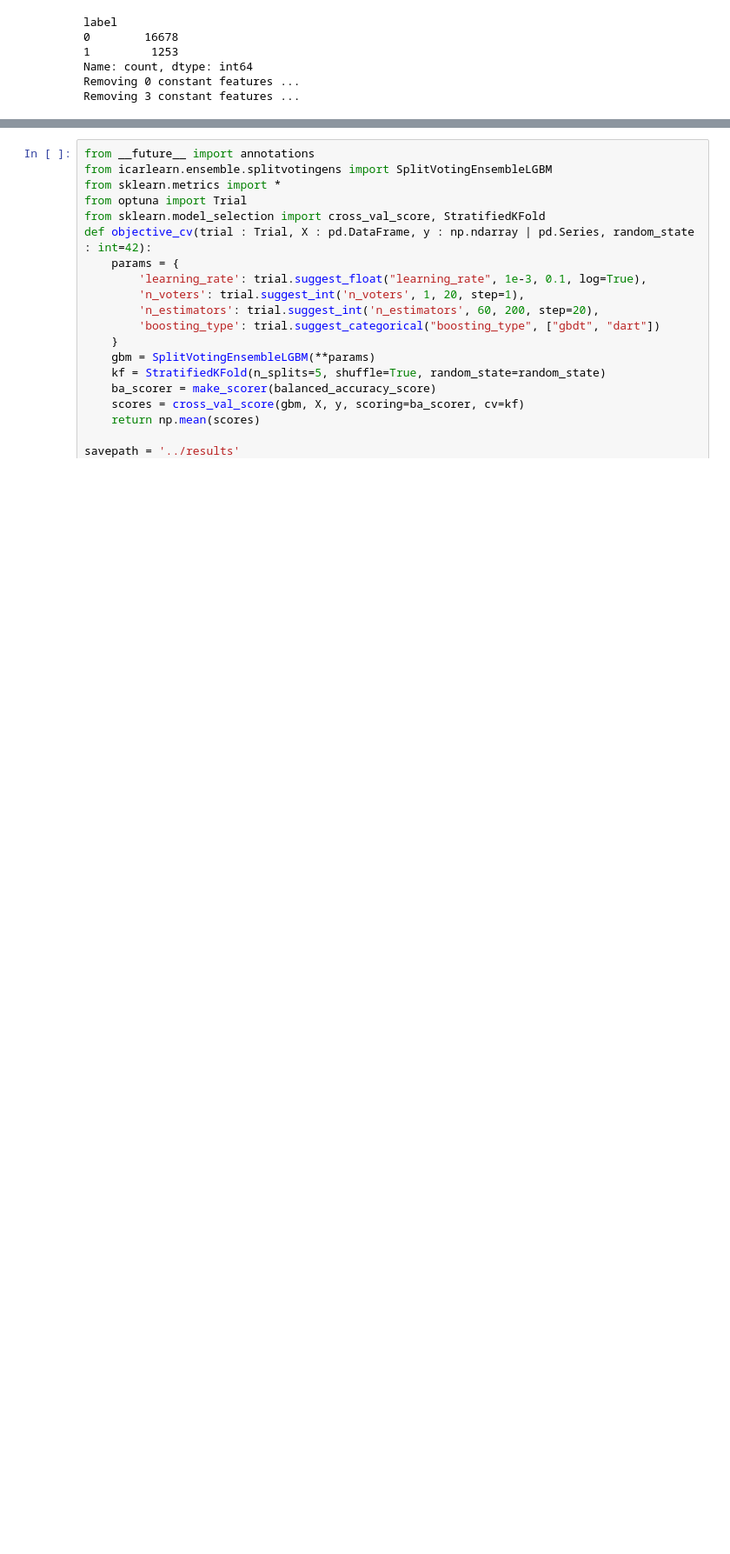
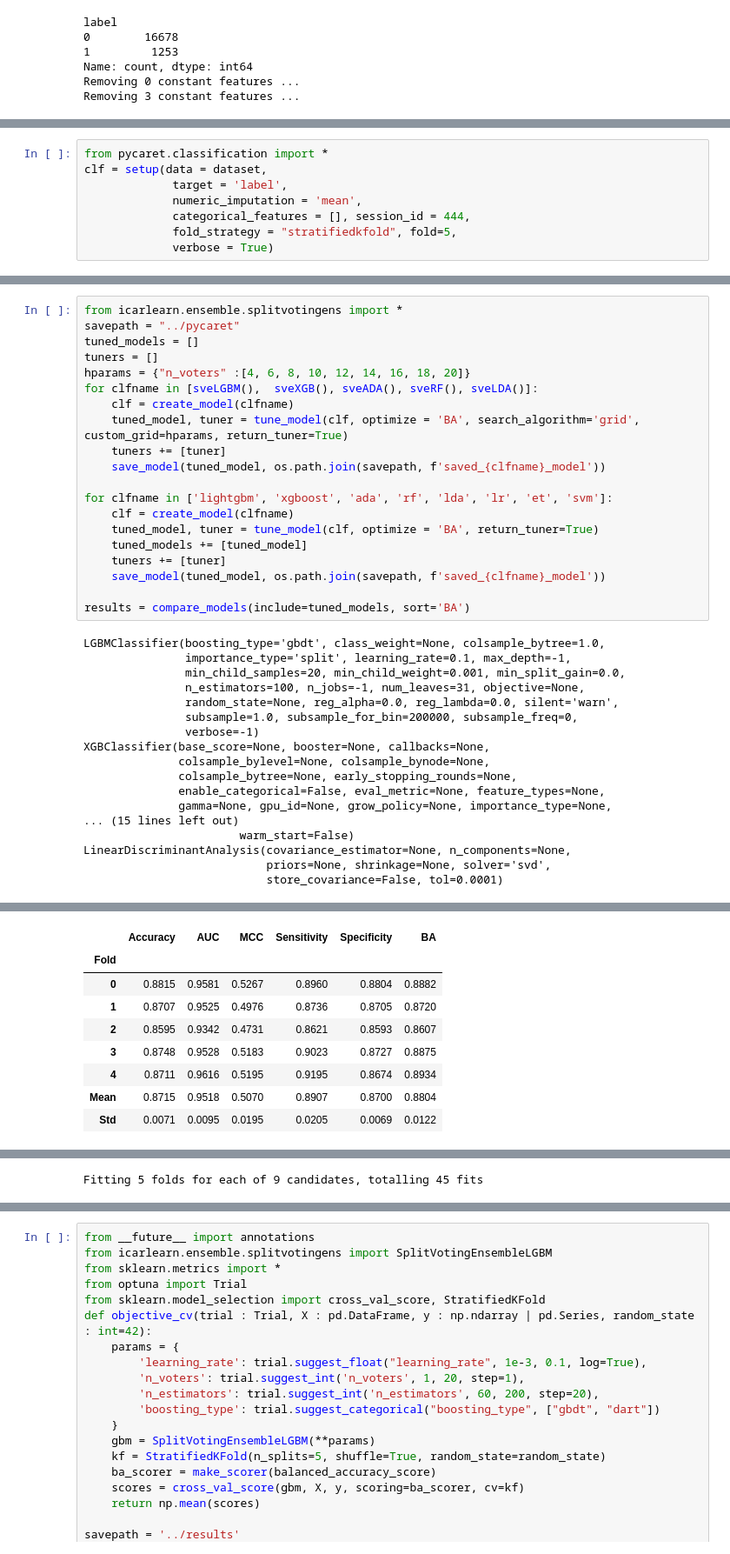
Before and after one commit to giordamaug/HELP, a Jupyter notebook: notebooks/tuning.ipynb, the cells around one changed output, grey strips where cells are left out. Shown at 87% size. Cells and saved outputs as stored; diff of their text form; blank space fills up the shorter version.

```diff
--- a/notebooks/tuning.ipynb
+++ b/notebooks/tuning.ipynb
@@ -54,0 +59,8 @@ Removing 3 constant features ...
+# %%
+from pycaret.classification import *
+clf = setup(data = dataset,
+             target = 'label',
+             numeric_imputation = 'mean',
+             categorical_features = [], session_id = 444,
+             fold_strategy = "stratifiedkfold", fold=5,
+             verbose = True)
@@ -54,0 +107,38 @@ Removing 3 constant features ...
+# %%
+from icarlearn.ensemble.splitvotingens import *
+savepath = "../pycaret"
+tuned_models = []
+tuners = []
+hparams = {"n_voters" :[4, 6, 8, 10, 12, 14, 16, 18, 20]}
+for clfname in [sveLGBM(),  sveXGB(), sveADA(), sveRF(), sveLDA()]:
+    clf = create_model(clfname)
+    tuned_model, tuner = tune_model(clf, optimize = 'BA', search_algorithm='grid', custom_grid=hparams, return_tuner=True)
+    tuners += [tuner]
+    save_model(tuned_model, os.path.join(savepath, f'saved_{clfname}_model'))
+
+for clfname in ['lightgbm', 'xgboost', 'ada', 'rf', 'lda', 'lr', 'et', 'svm']:
+    clf = create_model(clfname)
+    tuned_model, tuner = tune_model(clf, optimize = 'BA', return_tuner=True)
+    tuned_models += [tuned_model]
+    tuners += [tuner]
+    save_model(tuned_model, os.path.join(savepath, f'saved_{clfname}_model'))
+
+results = compare_models(include=tuned_models, sort='BA')
+# %% [output]
+LGBMClassifier(boosting_type='gbdt', class_weight=None, colsample_bytree=1.0,
+               importance_type='split', learning_rate=0.1, max_depth=-1,
+               min_child_samples=20, min_child_weight=0.001, min_split_gain=0.0,
+               n_estimators=100, n_jobs=-1, num_leaves=31, objective=None,
+               random_state=None, reg_alpha=0.0, reg_lambda=0.0, silent='warn',
+               subsample=1.0, subsample_for_bin=200000, subsample_freq=0,
+               verbose=-1)
+XGBClassifier(base_score=None, booster=None, callbacks=None,
+              colsample_bylevel=None, colsample_bynode=None,
+              colsample_bytree=None, early_stopping_rounds=None,
+              enable_categorical=False, eval_metric=None, feature_types=None,
+              gamma=None, gpu_id=None, grow_policy=None, importance_type=None,
+... (15 lines left out)
+                       warm_start=False)
+LinearDiscriminantAnalysis(covariance_estimator=None, n_components=None,
+                           priors=None, shrinkage=None, solver='svd',
+                           store_covariance=False, tol=0.0001)
@@ -54,0 +146,9 @@ Removing 3 constant features ...
+|  | Accuracy | AUC | MCC | Sensitivity | Specificity | BA |
+| Fold |  |  |  |  |  |  |
+| 0 | 0.8815 | 0.9581 | 0.5267 | 0.8960 | 0.8804 | 0.8882 |
+| 1 | 0.8707 | 0.9525 | 0.4976 | 0.8736 | 0.8705 | 0.8720 |
+| 2 | 0.8595 | 0.9342 | 0.4731 | 0.8621 | 0.8593 | 0.8607 |
+| 3 | 0.8748 | 0.9528 | 0.5183 | 0.9023 | 0.8727 | 0.8875 |
+| 4 | 0.8711 | 0.9616 | 0.5195 | 0.9195 | 0.8674 | 0.8934 |
+| Mean | 0.8715 | 0.9518 | 0.5070 | 0.8907 | 0.8700 | 0.8804 |
+| Std | 0.0071 | 0.0095 | 0.0195 | 0.0205 | 0.0069 | 0.0122 |
@@ -55 +186,2 @@ Removing 3 constant features ...
+Fitting 5 folds for each of 9 candidates, totalling 45 fits
 # %% [markdown]
```
Also changed, not shown: parts of 7 cells of this notebook, 3 other files.
